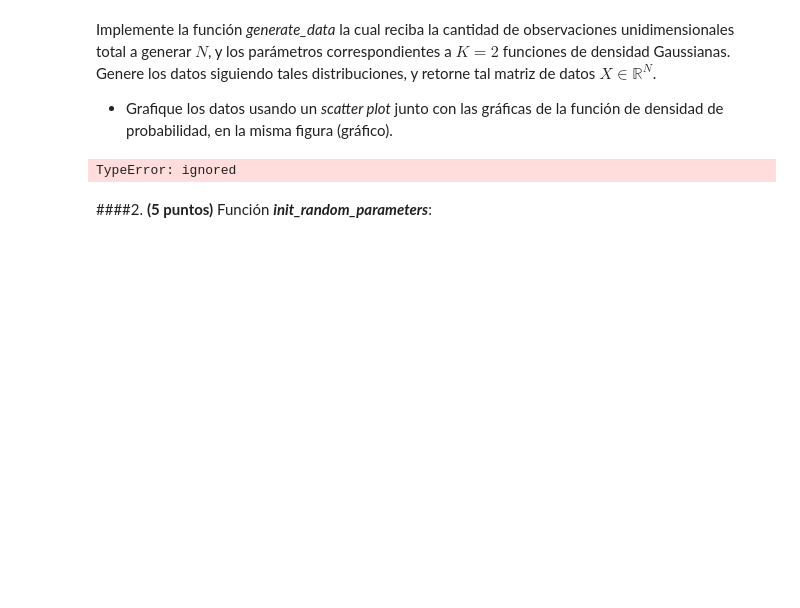
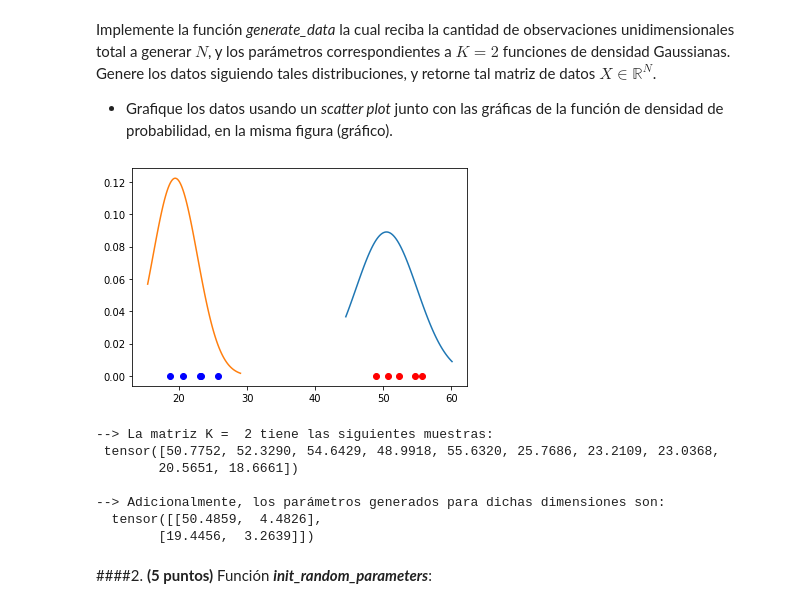
Before and after one commit to LD9797/Deep-Learning-Ground, a Jupyter notebook: TP0.ipynb, the cells around one changed output. Saved outputs shown, nothing was run; the diff lists cells and outputs as text; code cells hidden in the pictures; blank space fills up the shorter version.

```diff
--- a/TP0.ipynb
+++ b/TP0.ipynb
@@ -194,16 +194,25 @@ class Random_Data_Generator:
 
     return res_aux
 # %%
-generator = Random_Data_Generator(100, 2, (20, 5))
-generator.generate_data()
+expected_mean_std = torch.tensor([[10.0, 100.0], [3.1, 5.2]])
+
+generator = Random_Data_Generator(10, 2, expected_mean_std)
+generator.generate_data(True)
 
 print('--> La matriz K = ', generator.k, 'tiene las siguientes '
       'muestras: \n', generator.generated_output, '\n')
 
 print('--> Adicionalmente, los parámetros generados para dichas dimensiones son: ',
       '\n ', generator.parameters)
 # %% [output]
+[figure, added]
-TypeError: ignored
+--> La matriz K =  2 tiene las siguientes muestras:
+ tensor([50.7752, 52.3290, 54.6429, 48.9918, 55.6320, 25.7686, 23.2109, 23.0368,
+        20.5651, 18.6661])
+
+--> Adicionalmente, los parámetros generados para dichas dimensiones son:
+  tensor([[50.4859,  4.4826],
+        [19.4456,  3.2639]])
 # %% [markdown]
 ####2. **(5 puntos)** Función ***init_random_parameters***:
 # %% [markdown]
```
Also changed, not shown: parts of 4 cells of this notebook.
